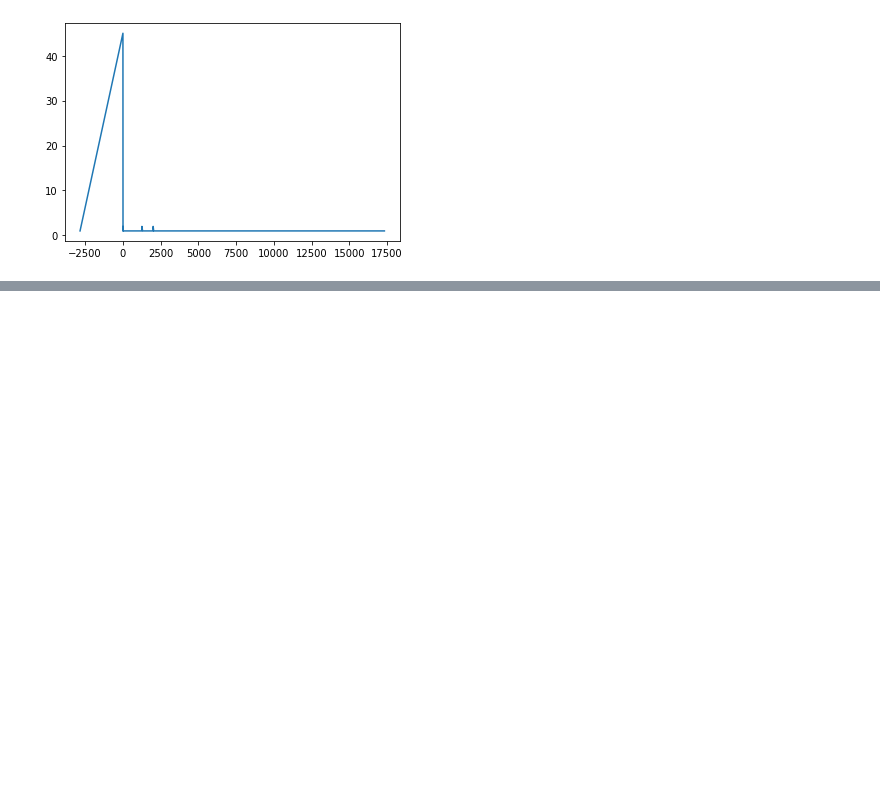
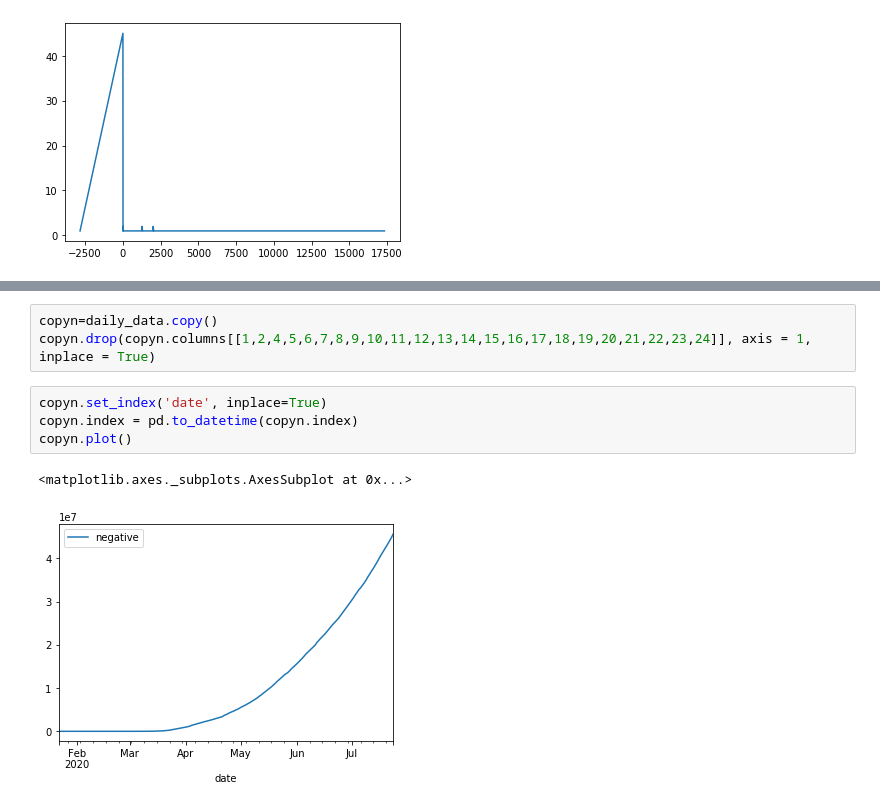
Before and after one commit to anu0012/COVID_Prediction, a Jupyter notebook: Correlation.ipynb, the cells around one changed output, grey strips where cells are left out. Cells and saved outputs as stored; diff of their text form; blank space fills up the shorter version.

```diff
--- a/Correlation.ipynb
+++ b/Correlation.ipynb
@@ -151,0 +192,10 @@ daily_data['hospitalizedIncrease'].value_counts().sort_index().plot.line()
+# %%
+copyn=daily_data.copy()
+copyn.drop(copyn.columns[[1,2,4,5,6,7,8,9,10,11,12,13,14,15,16,17,18,19,20,21,22,23,24]], axis = 1, inplace = True)
+# %%
+copyn.set_index('date', inplace=True)
+copyn.index = pd.to_datetime(copyn.index)
+copyn.plot()
+# %% [output]
+<matplotlib.axes._subplots.AxesSubplot at 0x...>
+[figure, added]
```
Also changed, not shown: parts of 12 cells of this notebook.
